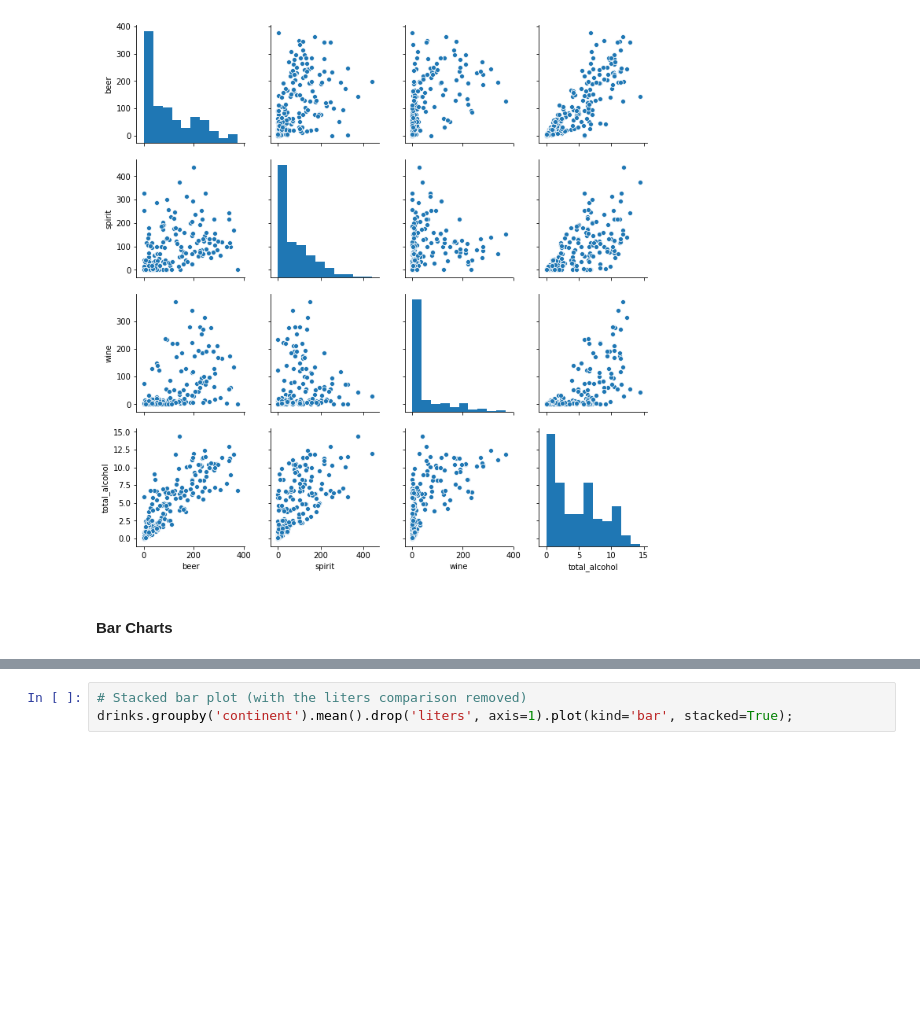
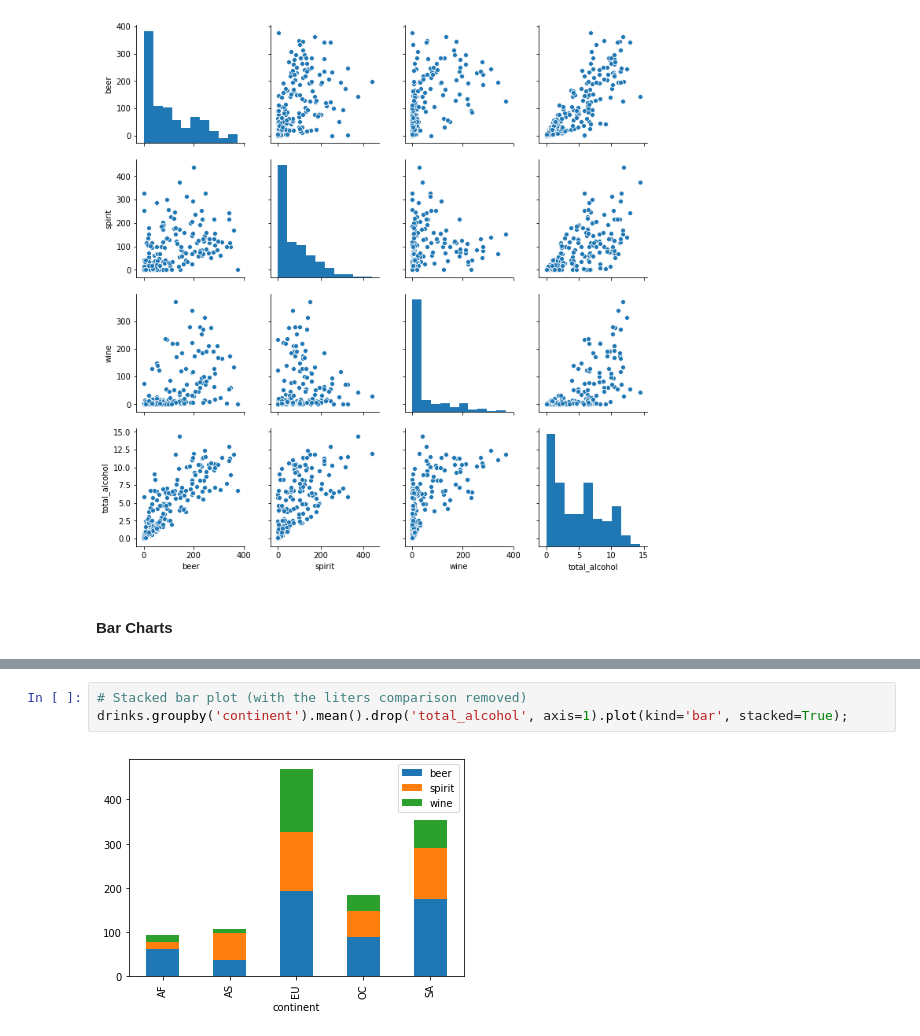
Before and after one commit to dhaliwalip/cpsc5305-fq19, a Jupyter notebook: EDA/EDAComplete.ipynb, the cells around one changed output, grey strips where cells are left out. Cells and saved outputs as stored; diff of their text form; blank space fills up the shorter version.

```diff
--- a/EDA/EDAComplete.ipynb
+++ b/EDA/EDAComplete.ipynb
@@ -277,3 +332,5 @@ drinks.groupby('continent').mean().drop('liters', axis=1).sort_values('beer').pl
 # %%
 # Stacked bar plot (with the liters comparison removed)
-drinks.groupby('continent').mean().drop('liters', axis=1).plot(kind='bar', stacked=True);
+drinks.groupby('continent').mean().drop('total_alcohol', axis=1).plot(kind='bar', stacked=True);
+# %% [output]
+[figure, added]
```
Also changed, not shown: parts of 11 cells of this notebook, 13 other files.
